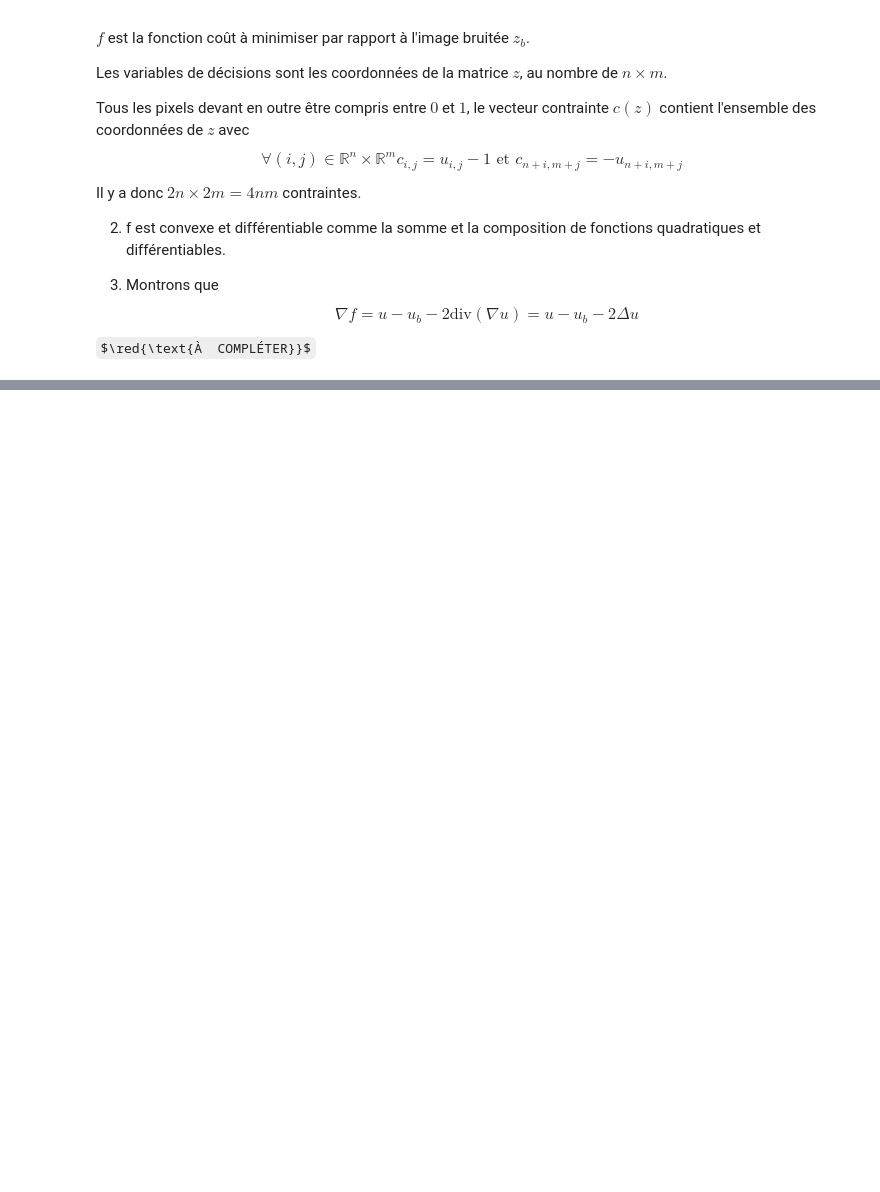
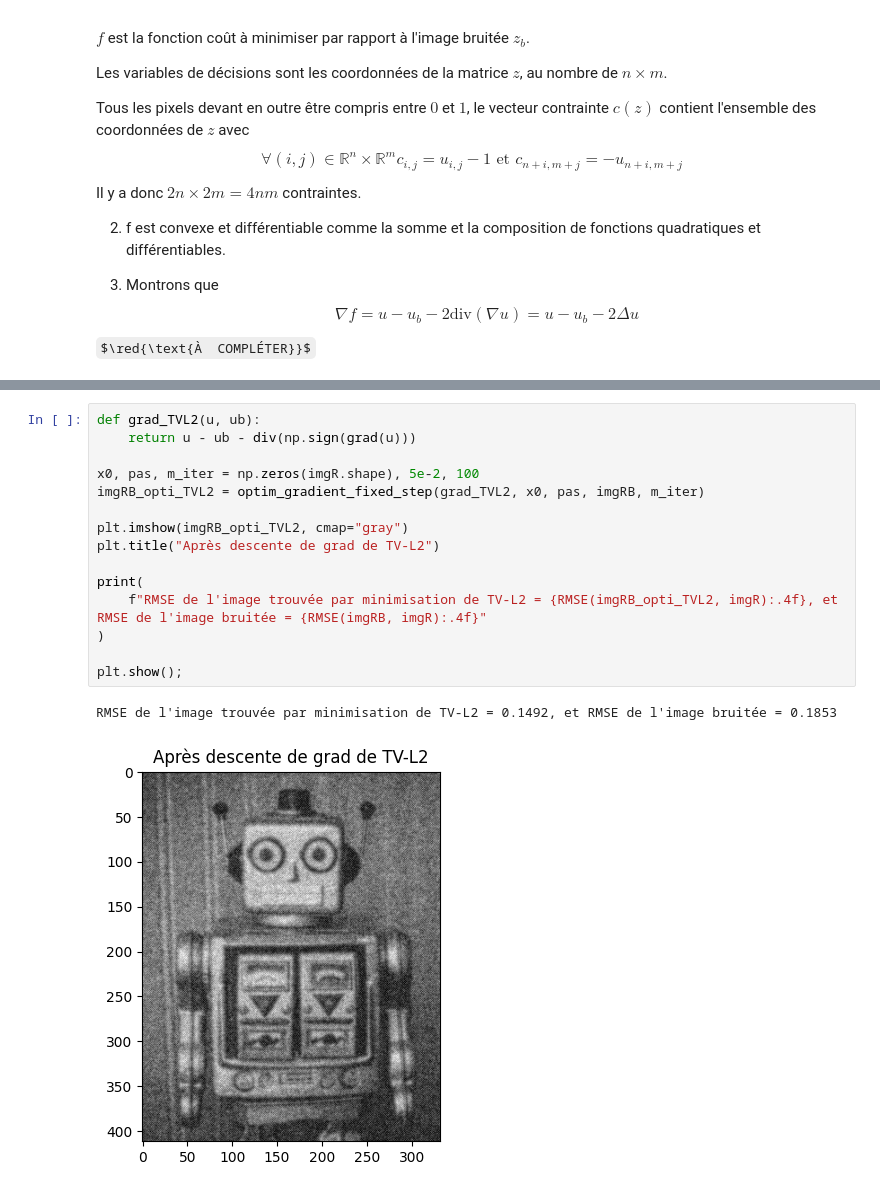
Before and after one commit to LouisedeFer/Projet-opti, a Jupyter notebook: projet.ipynb, the cells around one changed output, grey strips where cells are left out. Cells and saved outputs as stored; diff of their text form; some formulas as TeX source; blank space fills up the shorter version.

```diff
--- a/projet.ipynb
+++ b/projet.ipynb
@@ -117,0 +185,18 @@ print(
+# %%
+def grad_TVL2(u, ub):
+    return u - ub - div(np.sign(grad(u)))
+
+x0, pas, m_iter = np.zeros(imgR.shape), 5e-2, 100
+imgRB_opti_TVL2 = optim_gradient_fixed_step(grad_TVL2, x0, pas, imgRB, m_iter)
+
+plt.imshow(imgRB_opti_TVL2, cmap="gray")
+plt.title("Après descente de grad de TV-L2")
+
+print(
+    f"RMSE de l'image trouvée par minimisation de TV-L2 = {RMSE(imgRB_opti_TVL2, imgR):.4f}, et RMSE de l'image bruitée = {RMSE(imgRB, imgR):.4f}"
+)
+
+plt.show();
+# %% [output]
+RMSE de l'image trouvée par minimisation de TV-L2 = 0.1492, et RMSE de l'image bruitée = 0.1853
+[figure, added]
```
Also changed, not shown: parts of 19 cells of this notebook.
